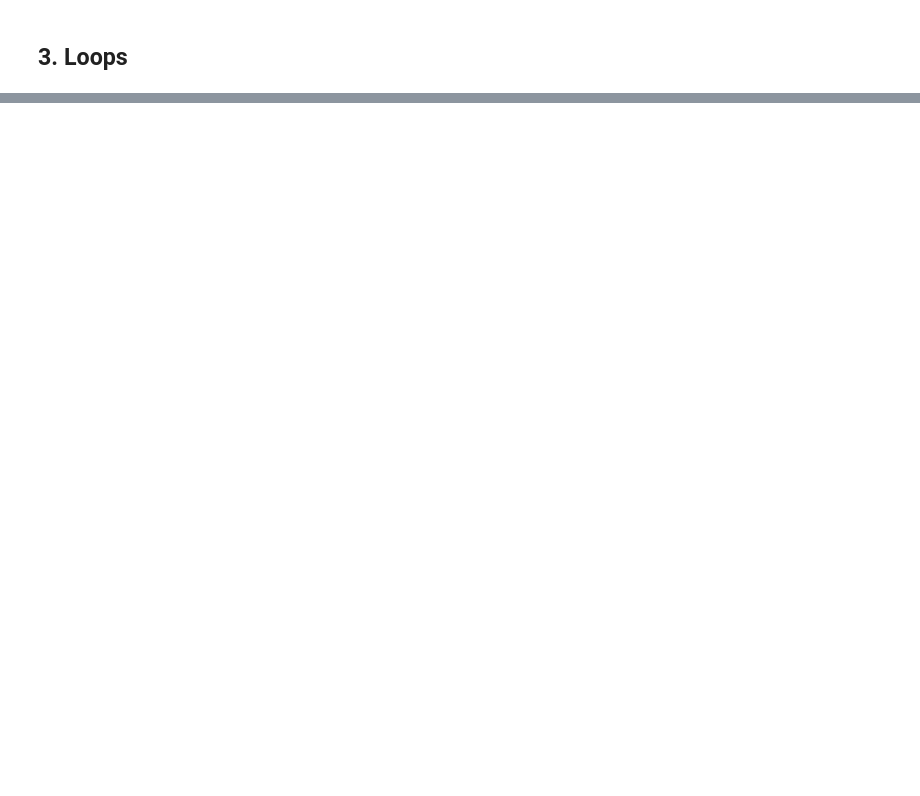
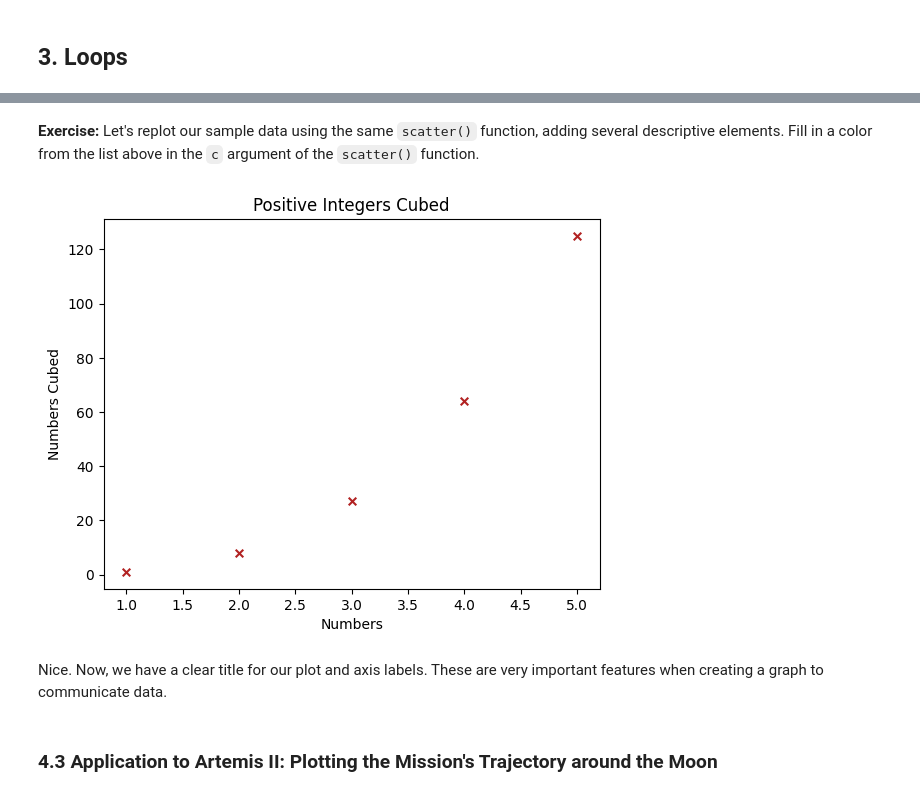
Before and after one commit to pyiu-workshops/pyiu, a Jupyter notebook: crash-course/artemis-ii/artemis_ii.ipynb, the cells around one changed output, grey strips where cells are left out. Saved outputs shown, nothing was run; the diff lists cells and outputs as text; code cells hidden in the pictures; blank space fills up the shorter version.

```diff
--- a/crash-course/artemis-ii/artemis_ii.ipynb
+++ b/crash-course/artemis-ii/artemis_ii.ipynb
@@ -377,0 +444,25 @@ y-coordinates (km): [-18118.720809602753, -18148.561117022582, -18267.3999551542
+# %% [markdown]
+**Exercise:** Let's replot our sample data using the same `scatter()` function, adding several descriptive elements. Fill in a color from the list above in the `c` argument of the `scatter()` function.
+# %%
+# Add your code here:
+plt.scatter(x, y, s=30, c='firebrick', marker="x") #### Remove 'firebrick'
+# Here, the "s" argument sets the size of the data points,
+# the "c" argument sets the color of the points, and the "marker" argument sets the shape of the points.
+# See the Matplotlib documentation for more options regarding customization, including color and marker options.
+
+# We add plot title and axis label commands under the plt.scatter() function and before plt.show().
+
+# Axis labels
+plt.xlabel("Numbers") # Notice we use strings as our input.
+plt.ylabel("Numbers Cubed")
+
+# Plot title
+plt.title("Positive Integers Cubed") # Notice we use strings as our input.
+
+plt.show()
+# %% [output]
+[figure, added]
+# %% [markdown]
+Nice. Now, we have a clear title for our plot and axis labels. These are very important features when creating a graph to communicate data.
+# %% [markdown]
+### 4.3 Application to Artemis II: Plotting the Mission's Trajectory around the Moon
```
Also changed, not shown: parts of 38 cells of this notebook, 1 other file.
